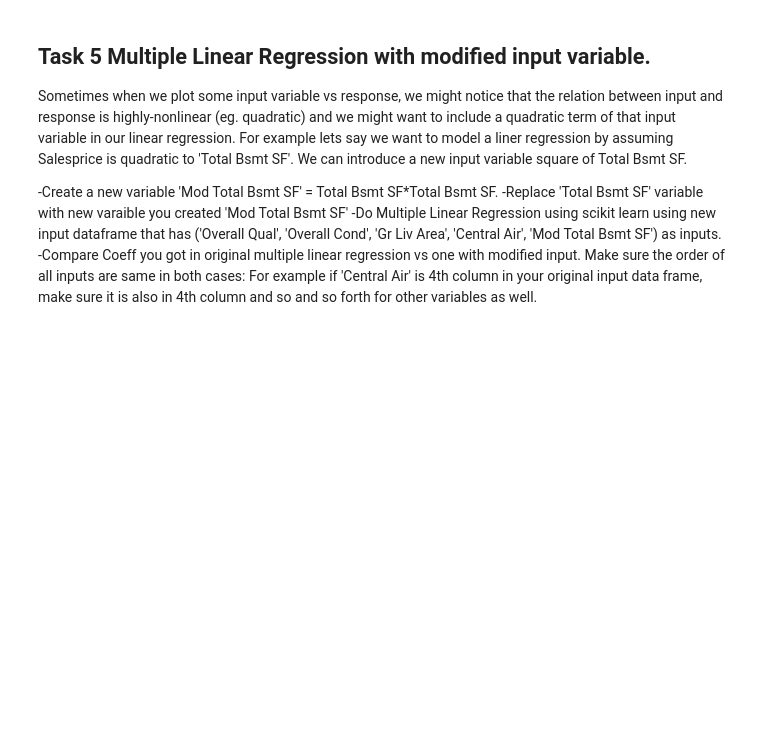
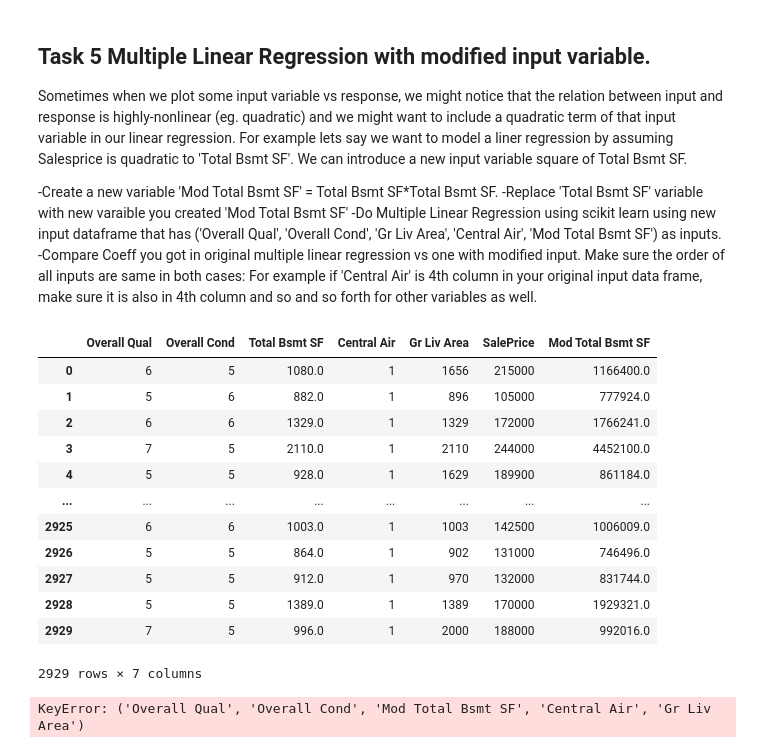
Before and after one commit to 2shakilrafi/MachineLearningCourse, a Jupyter notebook: MiniProjects/MiniProject2.ipynb, the cells around one changed output. Drawn from its saved outputs; the diff is of its cells as text; code cells hidden in the pictures; blank space fills up the shorter version.

```diff
--- a/MiniProjects/MiniProject2.ipynb
+++ b/MiniProjects/MiniProject2.ipynb
@@ -296,3 +374,28 @@ Sometimes when we plot some input variable vs response, we might notice that the
            'Central Air', 'Mod Total Bsmt SF') as inputs.
 -Compare Coeff you got in original multiple linear regression vs one with modified input.
 Make sure the order of all inputs are same in both cases: For example if 'Central Air' is 4th column in your original input data frame, make sure it is also in 4th column and so and so forth for other variables as well.
+# %%
+df["Mod Total Bsmt SF"] = df["Total Bsmt SF"]*df["Total Bsmt SF"]
+# %%
+df
+# %% [output]
+|  | Overall Qual | Overall Cond | Total Bsmt SF | Central Air | Gr Liv Area | SalePrice | Mod Total Bsmt SF |
+| 0 | 6 | 5 | 1080.0 | 1 | 1656 | 215000 | 1166400.0 |
+| 1 | 5 | 6 | 882.0 | 1 | 896 | 105000 | 777924.0 |
+| 2 | 6 | 6 | 1329.0 | 1 | 1329 | 172000 | 1766241.0 |
+| 3 | 7 | 5 | 2110.0 | 1 | 2110 | 244000 | 4452100.0 |
+| 4 | 5 | 5 | 928.0 | 1 | 1629 | 189900 | 861184.0 |
+| ... | ... | ... | ... | ... | ... | ... | ... |
+| 2925 | 6 | 6 | 1003.0 | 1 | 1003 | 142500 | 1006009.0 |
+| 2926 | 5 | 5 | 864.0 | 1 | 902 | 131000 | 746496.0 |
+| 2927 | 5 | 5 | 912.0 | 1 | 970 | 132000 | 831744.0 |
+| 2928 | 5 | 5 | 1389.0 | 1 | 1389 | 170000 | 1929321.0 |
+| 2929 | 7 | 5 | 996.0 | 1 | 2000 | 188000 | 992016.0 |
+2929 rows × 7 columns
+# %%
+X_new_new = df["Overall Qual", "Overall Cond", "Mod Total Bsmt SF", "Central Air", "Gr Liv Area"]
+Y_new_nbew = df["SalePrice"]
+
+# mlreg_new = LinearRegression
+# %% [output]
+KeyError: ('Overall Qual', 'Overall Cond', 'Mod Total Bsmt SF', 'Central Air', 'Gr Liv Area')
```
Also changed, not shown: parts of 17 cells of this notebook.
